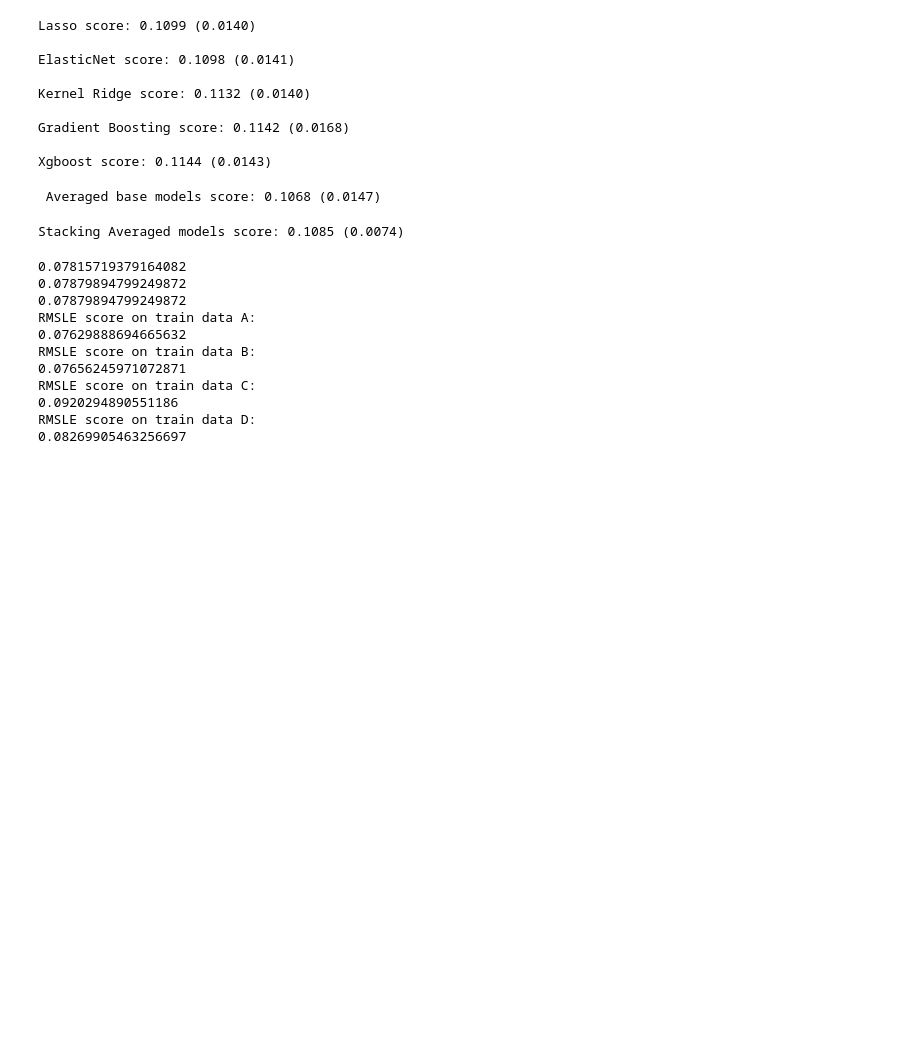
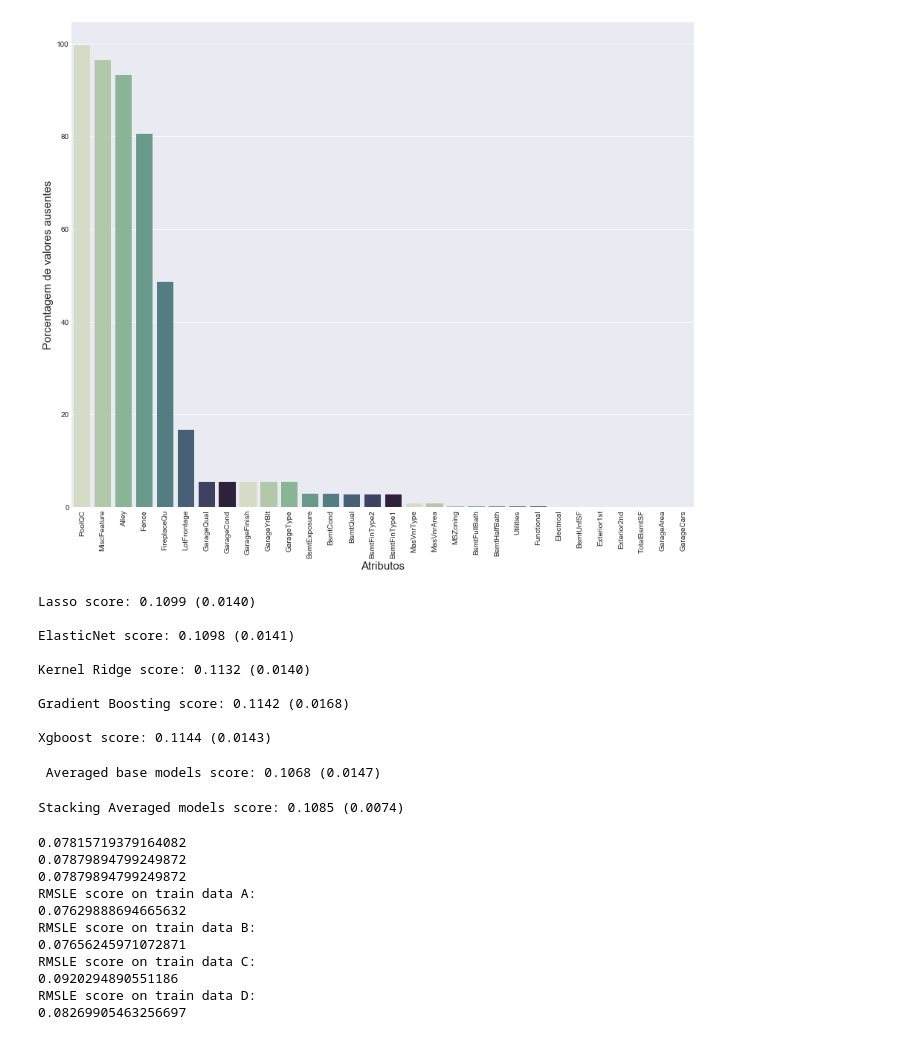
Before and after one commit to marcoscrcamargo/HousesPrices, a Jupyter notebook: pre_processing_data.ipynb, the cells around one changed output. Drawn from its saved outputs; the diff is of its cells as text; code cells hidden in the pictures; blank space fills up the shorter version.

Commit message:
plotando grafico de missing values

```diff
--- a/pre_processing_data.ipynb
+++ b/pre_processing_data.ipynb
@@ -151,6 +151,26 @@ train_x, train_y, test_x = pre_processing_data(train_data, test_data)
 # Modelo XBG
 # print('XGBRegressor(n_estimators=360, max_depth=2, learning_rate=0.1):')
 # print(rmse_cv(XGBRegressor(n_estimators=360, max_depth=2, learning_rate=0.1), train_x, train_y).mean())
+# %%
+import matplotlib.pyplot as plt
+import seaborn as sns
+color = sns.cubehelix_palette(8, start=.5, rot=-.75)
+sns.set_style('darkgrid')
+
+all_data = pd.concat((train_data, test_data)).reset_index(drop=True)
+all_data.drop(['SalePrice'], axis=1, inplace=True)
+
+all_data_na = (all_data.isnull().sum() / len(all_data)) * 100
+all_data_na = all_data_na.drop(all_data_na[all_data_na == 0].index).sort_values(ascending=False)[:30]
+missing_data = pd.DataFrame({'Missing Ratio' :all_data_na})
+f, ax = plt.subplots(figsize=(15, 12))
+plt.xticks(rotation='90')
+sns.barplot(x=all_data_na.index, y=all_data_na, palette=color)
+plt.xlabel('Atributos', fontsize=15)
+plt.ylabel('Porcentagem de valores ausentes', fontsize=15)
+plt.savefig('fotodaora.png')
+# %% [output]
+[figure, added]
 # %%
 from sklearn.linear_model import ElasticNet, Lasso,  BayesianRidge, LassoLarsIC
 from sklearn.ensemble import RandomForestRegressor,  GradientBoostingRegressor
```
